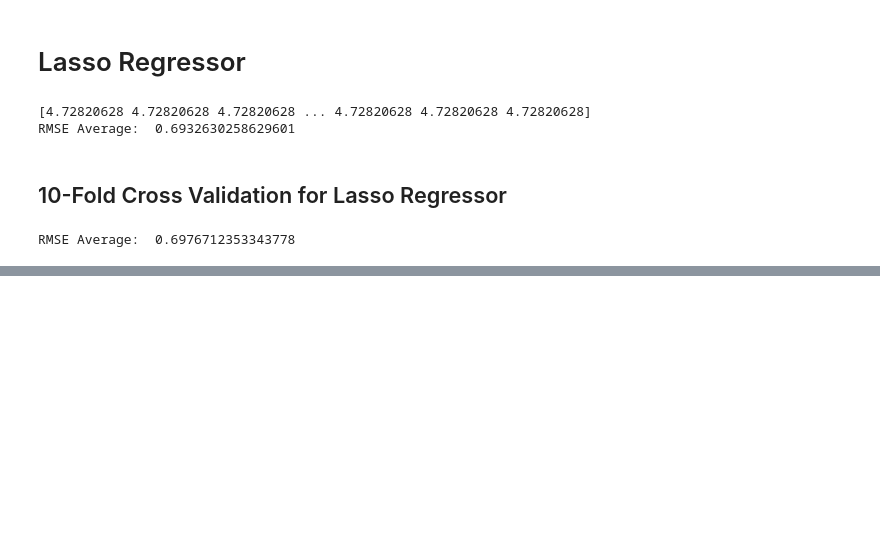
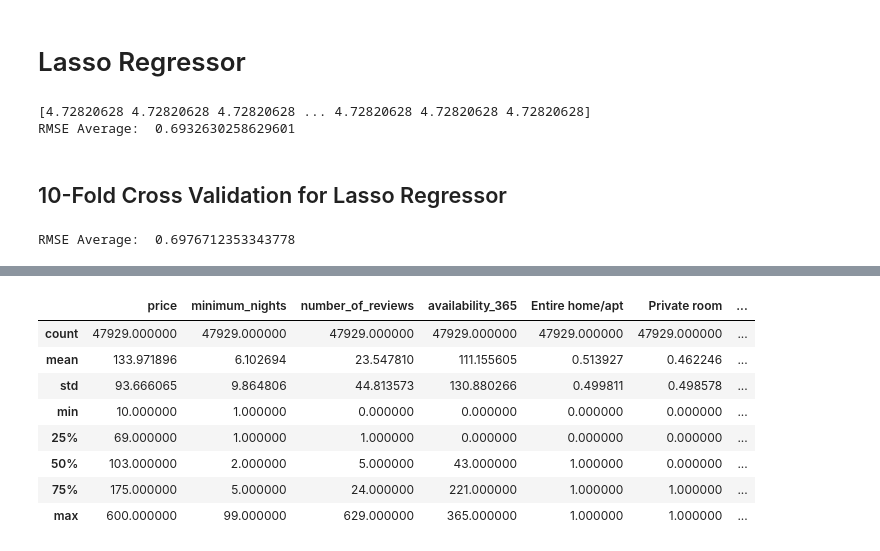
Before and after one commit to seanybarra/Data-Product-on-NYC-Airbnb, a Jupyter notebook: AB_NYC_Price_Prediction.ipynb, the cells around one changed output, grey strips where cells are left out. Drawn from its saved outputs; the diff is of its cells as text; code cells hidden in the pictures; blank space fills up the shorter version.

```diff
--- a/AB_NYC_Price_Prediction.ipynb
+++ b/AB_NYC_Price_Prediction.ipynb
@@ -724,0 +780,14 @@ RMSE Average:  0.6976712353343778
+# %%
+original_df = original_df[original_df.price < 601].copy()
+original_df =original_df[original_df.minimum_nights < 100].copy()
+original_df.describe()
+# %% [output]
+|  | price | minimum_nights | number_of_reviews | availability_365 | Entire home/apt | Private room | ... |
+| count | 47929.000000 | 47929.000000 | 47929.000000 | 47929.000000 | 47929.000000 | 47929.000000 | ... |
+| mean | 133.971896 | 6.102694 | 23.547810 | 111.155605 | 0.513927 | 0.462246 | ... |
+| std | 93.666065 | 9.864806 | 44.813573 | 130.880266 | 0.499811 | 0.498578 | ... |
+| min | 10.000000 | 1.000000 | 0.000000 | 0.000000 | 0.000000 | 0.000000 | ... |
+| 25% | 69.000000 | 1.000000 | 1.000000 | 0.000000 | 0.000000 | 0.000000 | ... |
+| 50% | 103.000000 | 2.000000 | 5.000000 | 43.000000 | 1.000000 | 0.000000 | ... |
+| 75% | 175.000000 | 5.000000 | 24.000000 | 221.000000 | 1.000000 | 1.000000 | ... |
+| max | 600.000000 | 99.000000 | 629.000000 | 365.000000 | 1.000000 | 1.000000 | ... |
```
Also changed, not shown: parts of 30 cells of this notebook.
